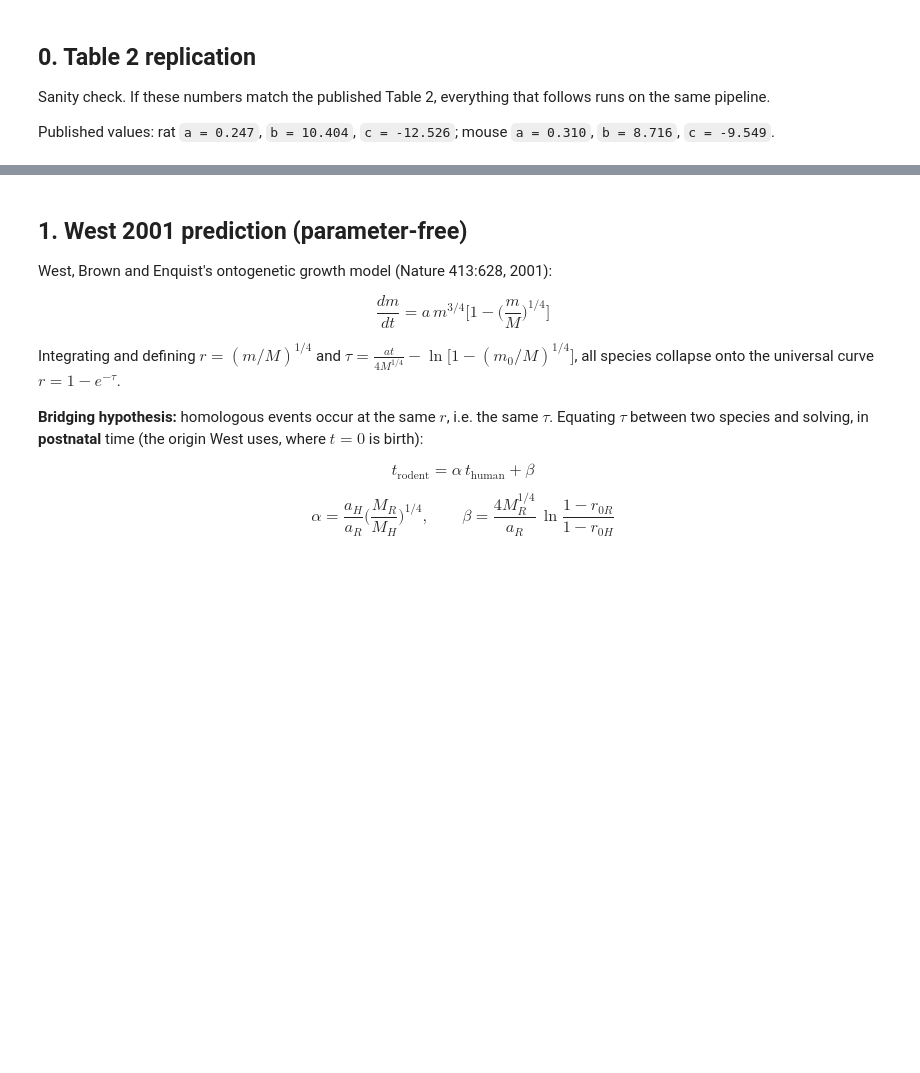
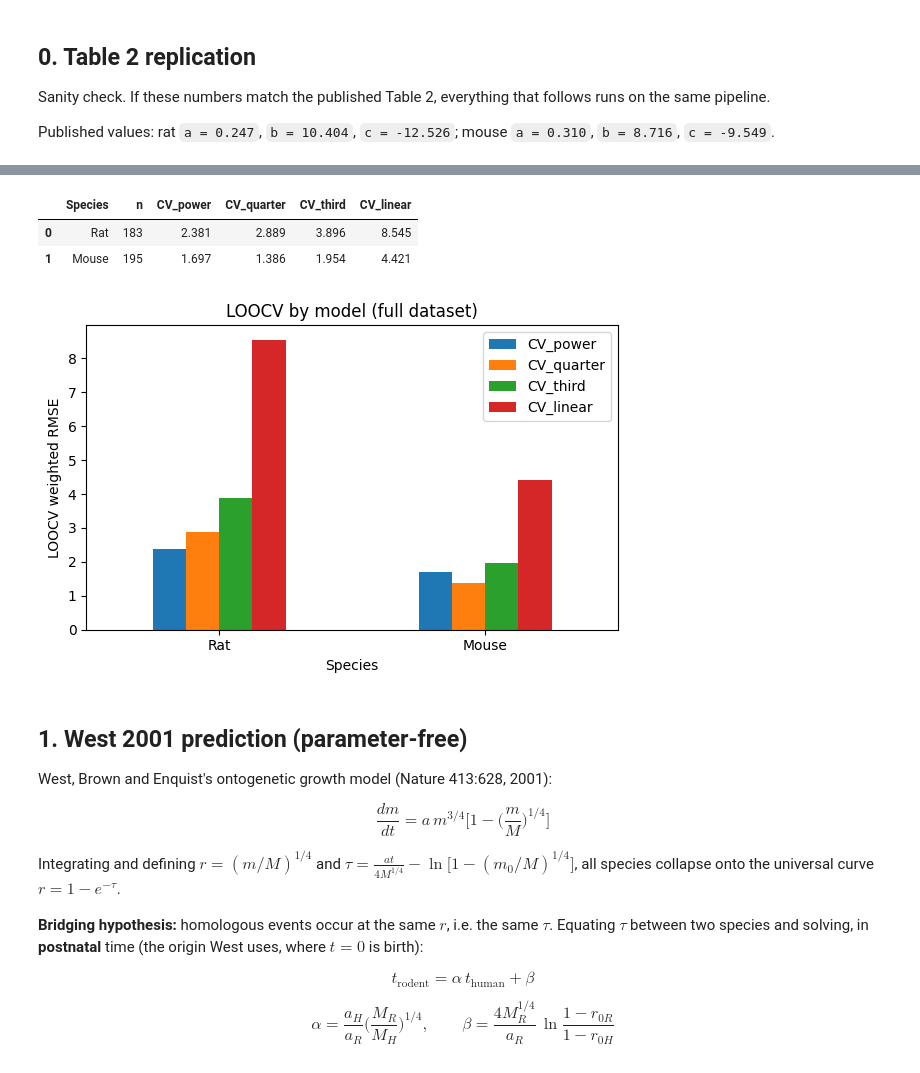
Before and after one commit to Vazquez-Borsetti/quarter-power-C-human-rodent-translation, a Jupyter notebook: verificaciones_quarter_power_translated.ipynb, the cells around one changed output, grey strips where cells are left out. Saved outputs shown, nothing was run; the diff lists cells and outputs as text; code cells hidden in the pictures; blank space fills up the shorter version.

```diff
--- a/verificaciones_quarter_power_translated.ipynb
+++ b/verificaciones_quarter_power_translated.ipynb
@@ -156,4 +156,33 @@ Age equivalent to human birth (268.2 DAF), quarter + c model:
   Mouse:  25.72 DAF  =  P5.7
+# %%
+# --- LOOCV comparison across models (full dataset, no cuts) --------------
+loocv_rows = []
+for sp in ("Rat", "Mouse"):
+    x, y = pair(sp)
+    _, _, vp, _ = wls_fit(m_power_c,   x, y, P0["power_c"])
+    _, _, vq, _ = wls_fit(m_quarter_c, x, y, P0["quarter_c"])
+    _, _, vt, _ = wls_fit(m_third_c,   x, y, P0["third_c"])
+    _, _, vl, _ = wls_fit(m_linear_c,  x, y, P0["linear_c"])
+    loocv_rows.append(dict(
+        Species=sp, n=len(x),
+        CV_power=loocv_wrmse(m_power_c,   x, y, P0["power_c"],   vp),
+        CV_quarter=loocv_wrmse(m_quarter_c, x, y, P0["quarter_c"], vq),
+        CV_third=loocv_wrmse(m_third_c,   x, y, P0["third_c"],   vt),
+        CV_linear=loocv_wrmse(m_linear_c,  x, y, P0["linear_c"],  vl)))
+
+loocv_tbl = pd.DataFrame(loocv_rows)
+display(loocv_tbl.round(3))
+
+loocv_tbl.set_index("Species")[["CV_power", "CV_quarter", "CV_third", "CV_linear"]] \
+    .plot(kind="bar", figsize=(6, 4), rot=0)
+plt.ylabel("LOOCV weighted RMSE")
+plt.title("LOOCV by model (full dataset)")
+plt.tight_layout(); plt.show()
+# %% [output]
+|  | Species | n | CV_power | CV_quarter | CV_third | CV_linear |
+| 0 | Rat | 183 | 2.381 | 2.889 | 3.896 | 8.545 |
+| 1 | Mouse | 195 | 1.697 | 1.386 | 1.954 | 4.421 |
+[figure, added]
 # %% [markdown]
 ## 1. West 2001 prediction (parameter-free)
 
```
Also changed, not shown: parts of 10 cells of this notebook, 10 other files.
